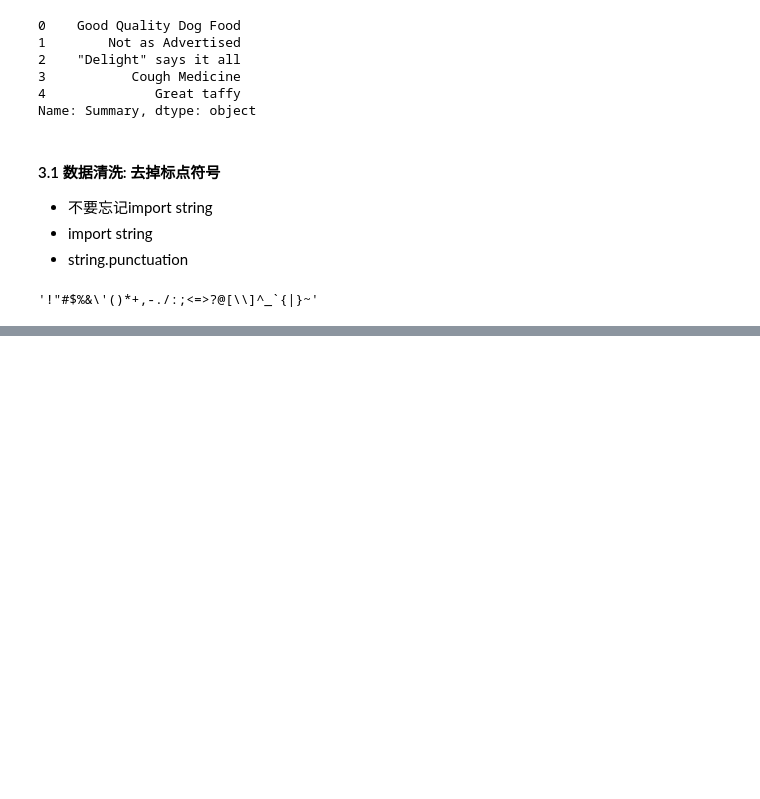
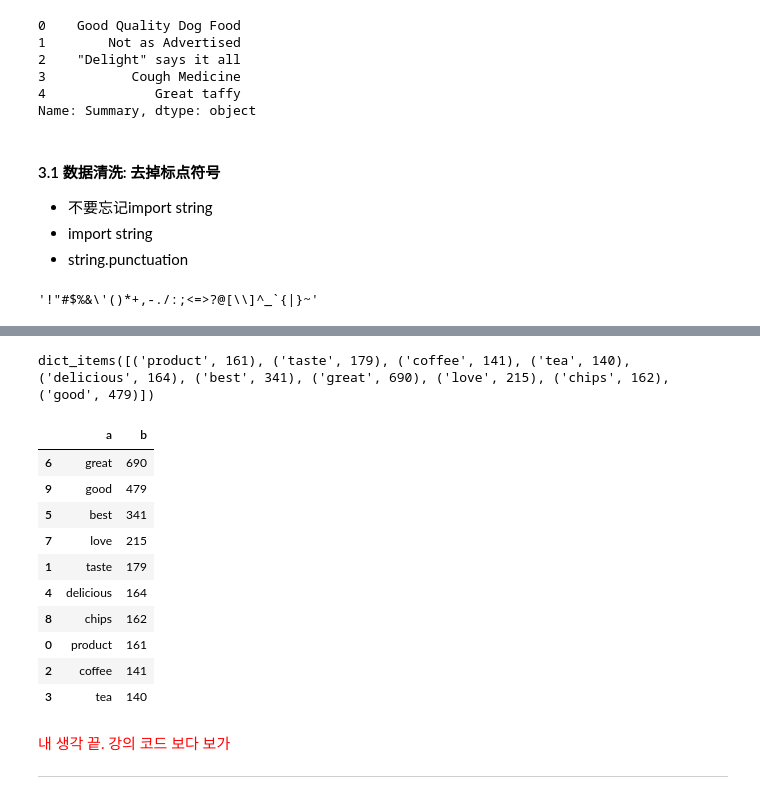
Before and after one commit to davidkorea/amazon_food_reviews, a Jupyter notebook: amazon-fine-food-reviews.ipynb, the cells around one changed output, grey strips where cells are left out. Cells and saved outputs as stored; diff of their text form; code cells hidden in the pictures; blank space fills up the shorter version.

```diff
--- a/amazon-fine-food-reviews.ipynb
+++ b/amazon-fine-food-reviews.ipynb
@@ -193,0 +250,5 @@ reference: [How to explain the str.maketrans function in Python 3.6?](https://st
+# %%
+def remove_stopword(text):
+    return [word for word in text if word not in stopwords.words('english')]
+# %%
+corpus_wo_stopword = [remove_stopword(text) for text in corpus_w_stopword]
@@ -193,0 +272,2 @@ reference: [How to explain the str.maketrans function in Python 3.6?](https://st
+# %%
+corpus_wo_h = np.hstack(corpus_wo_stopword)
@@ -193,0 +419,3 @@ reference: [How to explain the str.maketrans function in Python 3.6?](https://st
+# %%
+freq_wo =FreqDist(corpus_wo_h).most_common(10)
+freq_wo
@@ -193,0 +433,24 @@ reference: [How to explain the str.maketrans function in Python 3.6?](https://st
+# %%
+dict(freq_wo).items()
+# %% [output]
+dict_items([('product', 161), ('taste', 179), ('coffee', 141), ('tea', 140), ('delicious', 164), ('best', 341), ('great', 690), ('love', 215), ('chips', 162), ('good', 479)])
+# %%
+freq_wo_df = pd.DataFrame(list(dict(freq_wo).items()),columns=['a','b'])
+freq_wo_df.sort_values(by='b',ascending=False,inplace=True)
+freq_wo_df
+# %% [output]
+|  | a | b |
+| 6 | great | 690 |
+| 9 | good | 479 |
+| 5 | best | 341 |
+| 7 | love | 215 |
+| 1 | taste | 179 |
+| 4 | delicious | 164 |
+| 8 | chips | 162 |
+| 0 | product | 161 |
+| 2 | coffee | 141 |
+| 3 | tea | 140 |
+# %% [markdown]
+<p style='color:red'>내 생각 끝. 강의 코드 보다 보가</p>
+
+-----
```
Also changed, not shown: parts of 35 cells of this notebook.
